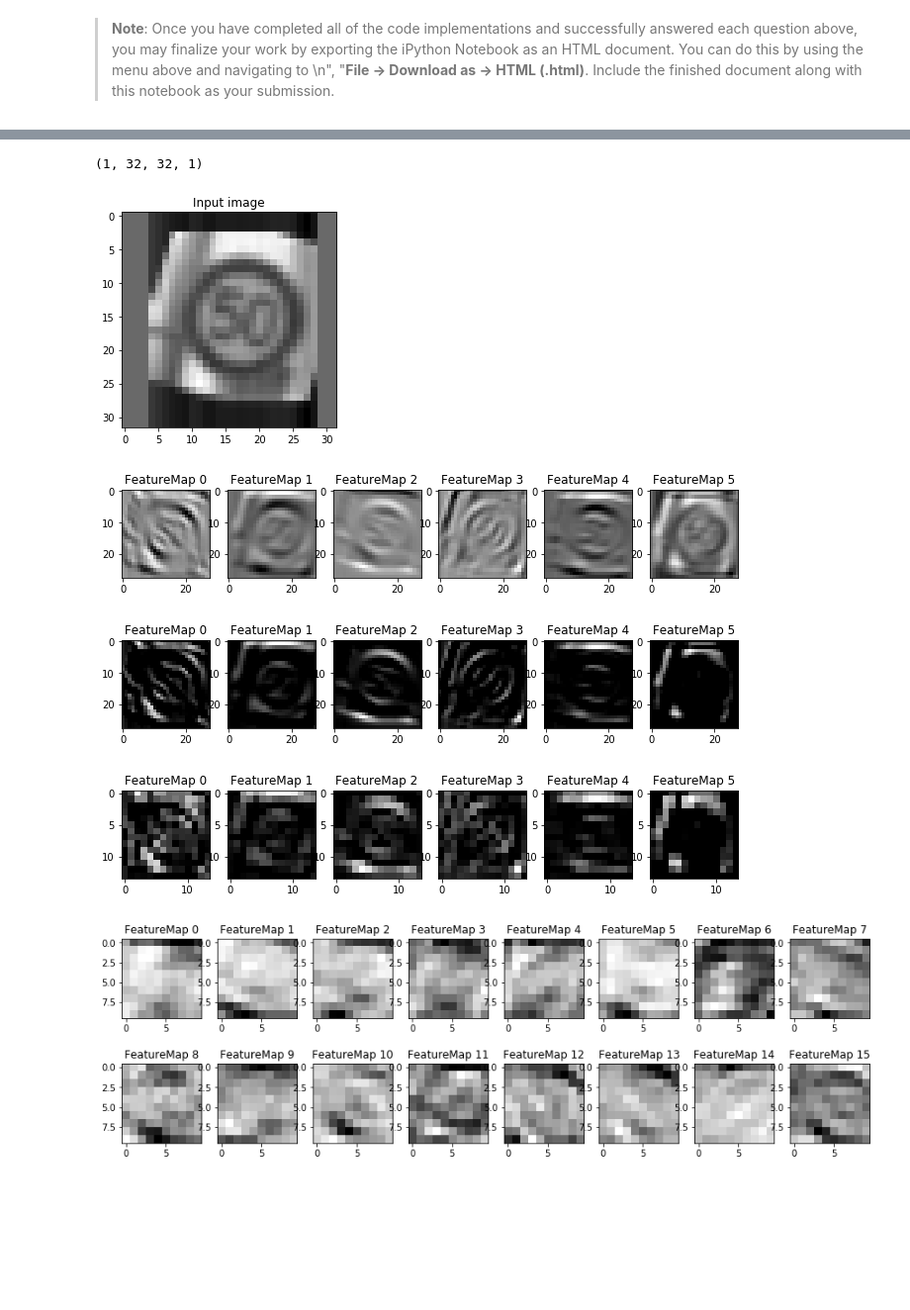
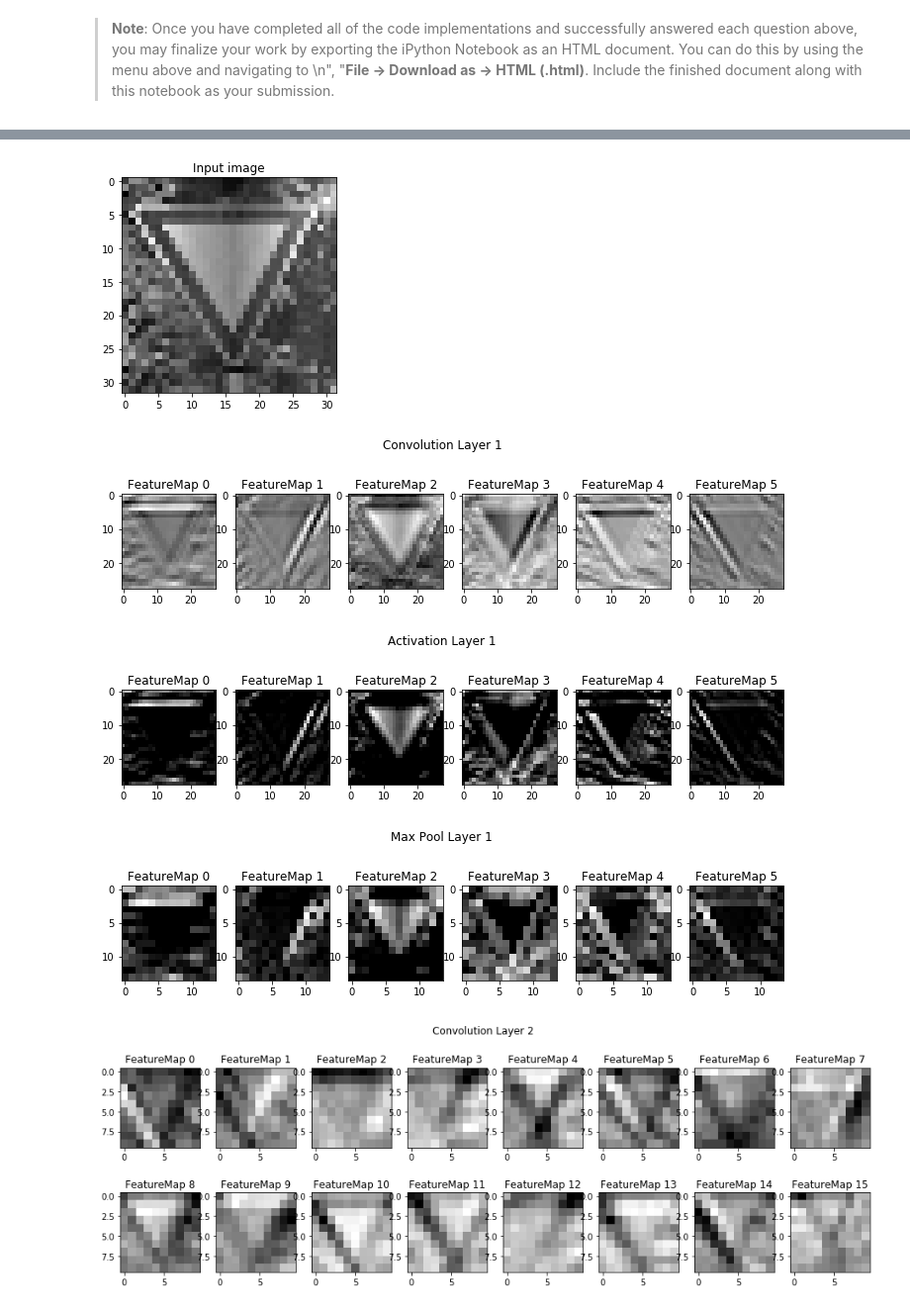
Before and after one commit to AndyKnight09/CarND-Traffic-Sign-Classifier-Project, a Jupyter notebook: Traffic_Sign_Classifier.ipynb, the cells around one changed output, grey strips where cells are left out. Shown at 99% size. Cells and saved outputs as stored; diff of their text form; code cells hidden in the pictures; blank space fills up the shorter version.

Commit message:
Write up, improving plots.

```diff
--- a/Traffic_Sign_Classifier.ipynb
+++ b/Traffic_Sign_Classifier.ipynb
@@ -332,7 +334,7 @@ def preprocess(x):
 n_channels = 1 if (convert_to_grayscale or convert_to_luma) else 3
 # %%
 # Test preprocessing - try out some preprocessing options
-img = X_train[600]
+img = X_train[500]
 resized = resize_image(img, -4)
 rotated = rotate_image(img, 15)
 translated = translate_image(img, -4, 2)
@@ -680,4 +708,9 @@ Internet Accuracy = 1.000
 ### Calculate the accuracy for these 5 new images.
 ### For example, if the model predicted 1 out of 5 signs correctly, it's 20% accurate on these new images.
 
-# See above
+# Run against model
+with tf.Session() as sess:
+    saver.restore(sess, './lenet')
+
+    internet_accuracy = evaluate(X_internet, y_internet)
+    print("Internet Test Set Accuracy = {:.1%}".format(internet_accuracy))
@@ -731,5 +766,9 @@ with tf.Session() as sess:
 
     # Output top 5 possibilies for each input image with their probabilities
     probabilities = sess.run(tf.nn.top_k(tf.nn.softmax(logits), k=5), feed_dict={x:X_internet, y:y_internet, keep_prob:1})
-    print(probabilities)
+
+    for i in range(0,5):
+        print('\n-- Image {0} ({1}) --'.format(i+1, sign_names[str(y_internet[i])]))
+        for j in range(0,5):
+            print('{0:00.1%} - {1}'.format(probabilities.values[i][j], sign_names[str(probabilities.indices[i][j])]))
 # %% [output]
@@ -782,6 +824,8 @@ For an example of what feature map outputs look like, check out NVIDIA's results
 # activation_min/max: can be used to view the activation contrast in more detail, by default matplot sets min and max to the actual min and max values of the output
 # plt_num: used to plot out multiple different weight feature map sets on the same block, just extend the plt number for each new feature map entry
 
+import math
+
 def outputFeatureMap(image_input, tf_activation, activation_min=-1, activation_max=-1 ,plt_num=1):
     # Here make sure to preprocess your image_input in a way your network expects
     # with size, normalization, ect if needed
@@ -790,9 +834,11 @@ def outputFeatureMap(image_input, tf_activation, activation_min=-1, activation_m
     # If you get an error tf_activation is not defined it may be having trouble accessing the variable from inside a function
     activation = tf_activation.eval(session=sess,feed_dict={x : image_input})
     featuremaps = activation.shape[3]
-    plt.figure(plt_num, figsize=(15,15))
+    rows = min(math.ceil(featuremaps / 8), 6)
+    cols = min(featuremaps, 8)
+    plt.figure(plt_num, figsize=(cols * 2, rows * 2 + 1))
     for featuremap in range(featuremaps):
-        plt.subplot(6,8, featuremap+1) # sets the number of feature maps to show on each row and column
+        plt.subplot(rows, cols, featuremap+1) # sets the number of feature maps to show on each row and column
         plt.title('FeatureMap ' + str(featuremap)) # displays the feature map number
         if activation_min != -1 & activation_max != -1:
             plt.imshow(activation[0,:,:, featuremap], interpolation="nearest", vmin =activation_min, vmax=activation_max, cmap="gray")
@@ -805,26 +851,40 @@ def outputFeatureMap(image_input, tf_activation, activation_min=-1, activation_m
 # %%
 with tf.Session() as sess:
     saver.restore(sess, './lenet')
 
-    img = X_train[600:601]
-
-    print(img.shape)
+    img = X_internet[2:3]
 
     plt.figure(1, figsize=(4,4))
     plt.imshow(img[0,:,:,0], cmap='gray')
     plt.title('Input image')
+    plt.savefig('plots/visualisation_image.png')
 
     outputFeatureMap(img, conv1, plt_num=2)
+    plt.suptitle('Convolution Layer 1')
+    plt.savefig('plots/conv_layer_1.png')
+
     outputFeatureMap(img, activation1, plt_num=3)
+    plt.suptitle('Activation Layer 1')
+    plt.savefig('plots/activation_layer_1.png')
+
     outputFeatureMap(img, pool1, plt_num=4)
+    plt.suptitle('Max Pool Layer 1')
+    plt.savefig('plots/max_pool_layer_1.png')
 
     outputFeatureMap(img, conv2, plt_num=5)
+    plt.suptitle('Convolution Layer 2')
+    plt.savefig('plots/conv_layer_2.png')
+
     outputFeatureMap(img, activation2, plt_num=6)
+    plt.suptitle('Activation Layer 2')
+    plt.savefig('plots/activation_layer_2.png')
+
     outputFeatureMap(img, pool2, plt_num=7)
+    plt.suptitle('Max Pool Layer 2')
+    plt.savefig('plots/max_pool_layer_2.png')
 # %% [output]
-(1, 32, 32, 1)
-[figure, old version]
+[figure, new version]
-[figure, old version]
+[figure, new version]
-[figure, old version]
+[figure, new version]
-[figure, old version]
+[figure, new version]
-[figure, old version]
+[figure, new version]
```
Also changed, not shown: parts of 10 cells of this notebook, 23 other files.
